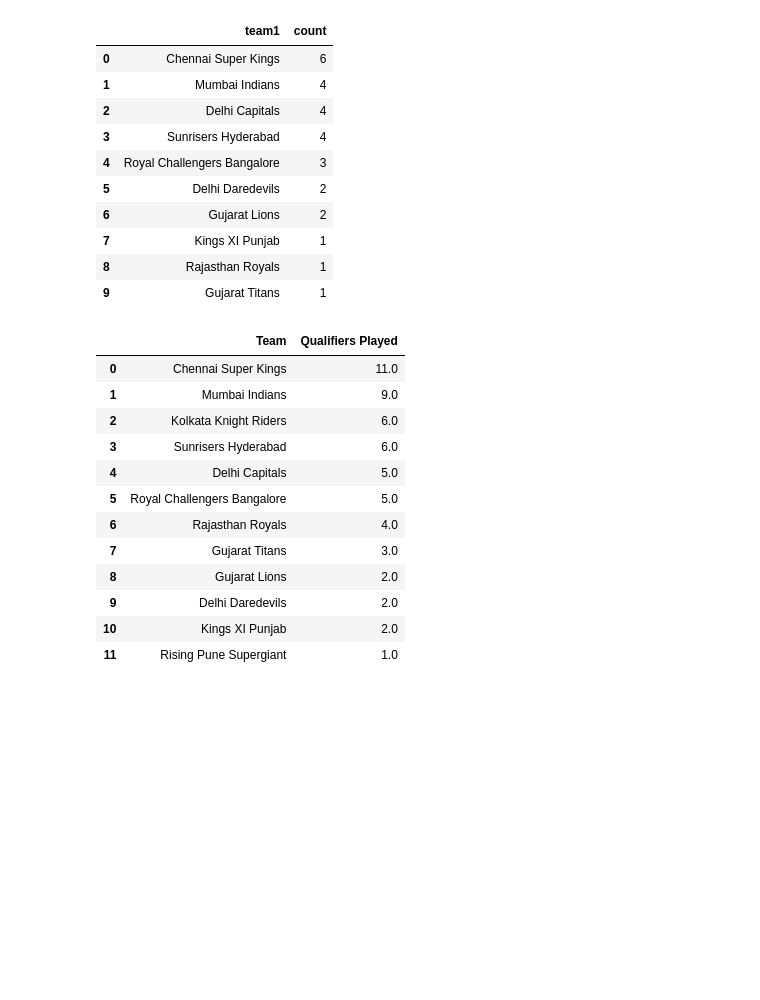
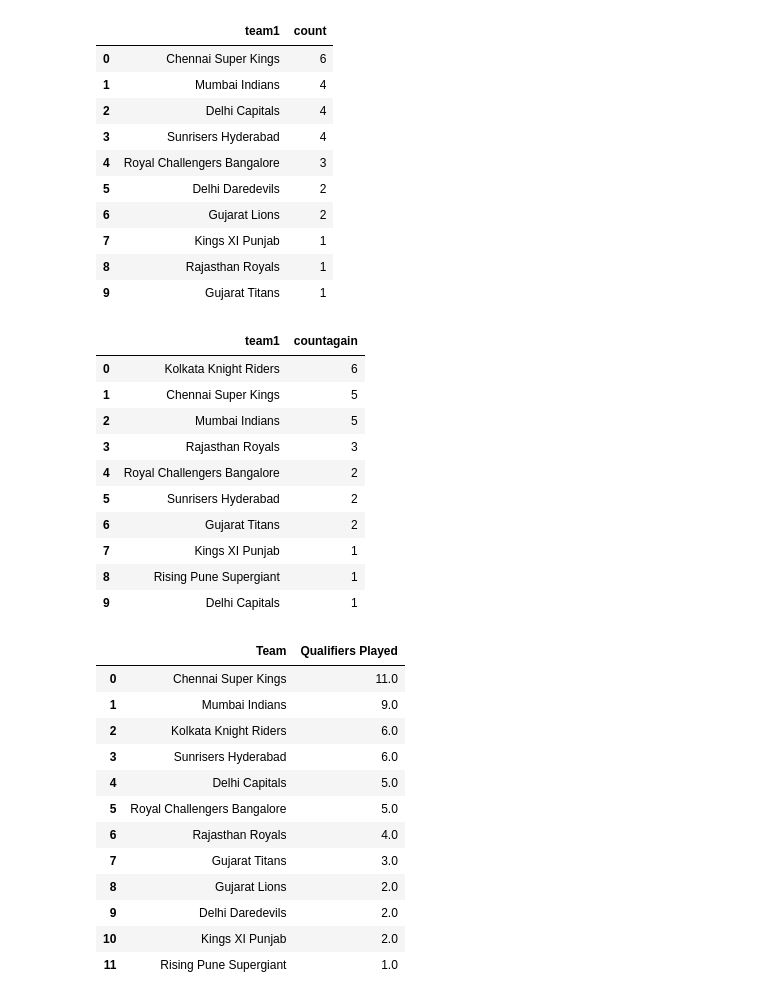
Before and after one commit to Prashant0594/python_data_projects, a Jupyter notebook: project_IPL_analysis/matches.ipynb, the cells around one changed output. Saved outputs shown, nothing was run; the diff lists cells and outputs as text; code cells hidden in the pictures; blank space fills up the shorter version.

```diff
--- a/project_IPL_analysis/matches.ipynb
+++ b/project_IPL_analysis/matches.ipynb
@@ -64,6 +64,20 @@ merged=set1.merge(set2, on='team1', how='outer')
 merged.fillna(0,inplace=True)
 merged['sum']=merged['countagain']+merged['count']
 merged=merged.sort_values(by='sum', ascending=False)
+# %%
+set2
+# %% [output]
+|  | team1 | countagain |
+| 0 | Kolkata Knight Riders | 6 |
+| 1 | Chennai Super Kings | 5 |
+| 2 | Mumbai Indians | 5 |
+| 3 | Rajasthan Royals | 3 |
+| 4 | Royal Challengers Bangalore | 2 |
+| 5 | Sunrisers Hyderabad | 2 |
+| 6 | Gujarat Titans | 2 |
+| 7 | Kings XI Punjab | 1 |
+| 8 | Rising Pune Supergiant | 1 |
+| 9 | Delhi Capitals | 1 |
 # %%
 merged.reset_index(drop='index')
 # %% [output]
```
Also changed, not shown: parts of 5 cells of this notebook.
